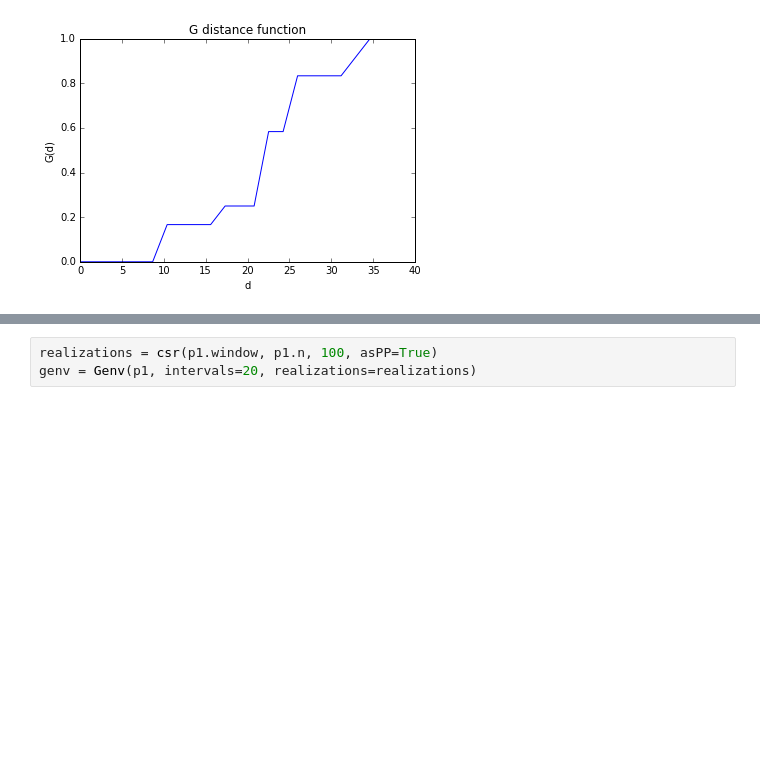
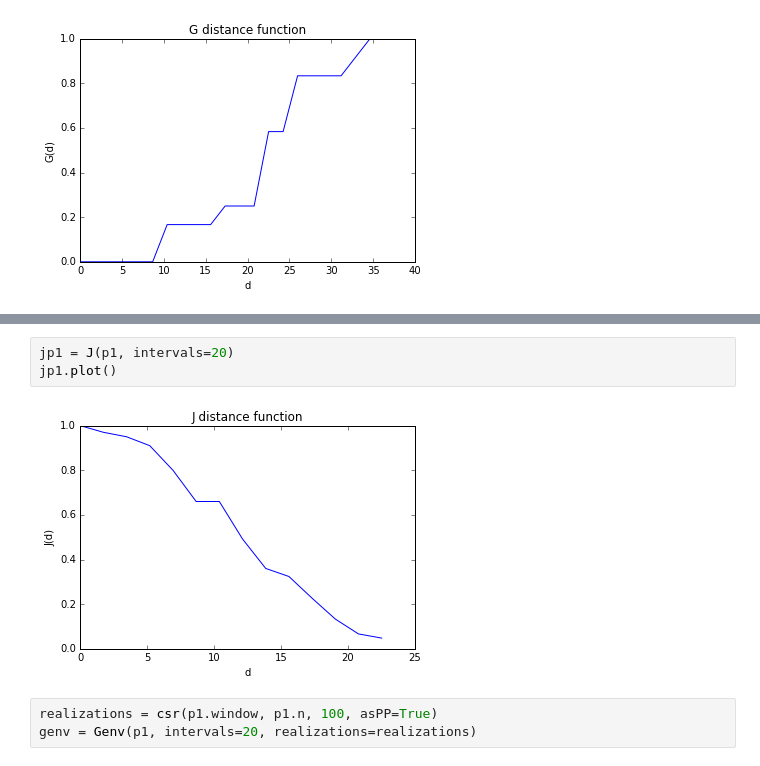
Before and after one commit to pysal/pointpats, a Jupyter notebook: distance_statistics.ipynb, the cells around one changed output, grey strips where cells are left out. Drawn from its saved outputs; the diff is of its cells as text; blank space fills up the shorter version.

```diff
--- a/distance_statistics.ipynb
+++ b/distance_statistics.ipynb
@@ -35,3 +35,8 @@ fp1.plot()
+# %%
+jp1 = J(p1, intervals=20)
+jp1.plot()
+# %% [output]
+[figure, added]
 # %%
 realizations = csr(p1.window, p1.n, 100, asPP=True)
 genv = Genv(p1, intervals=20, realizations=realizations)
```
Also changed, not shown: parts of 45 cells of this notebook, 1 other file.
